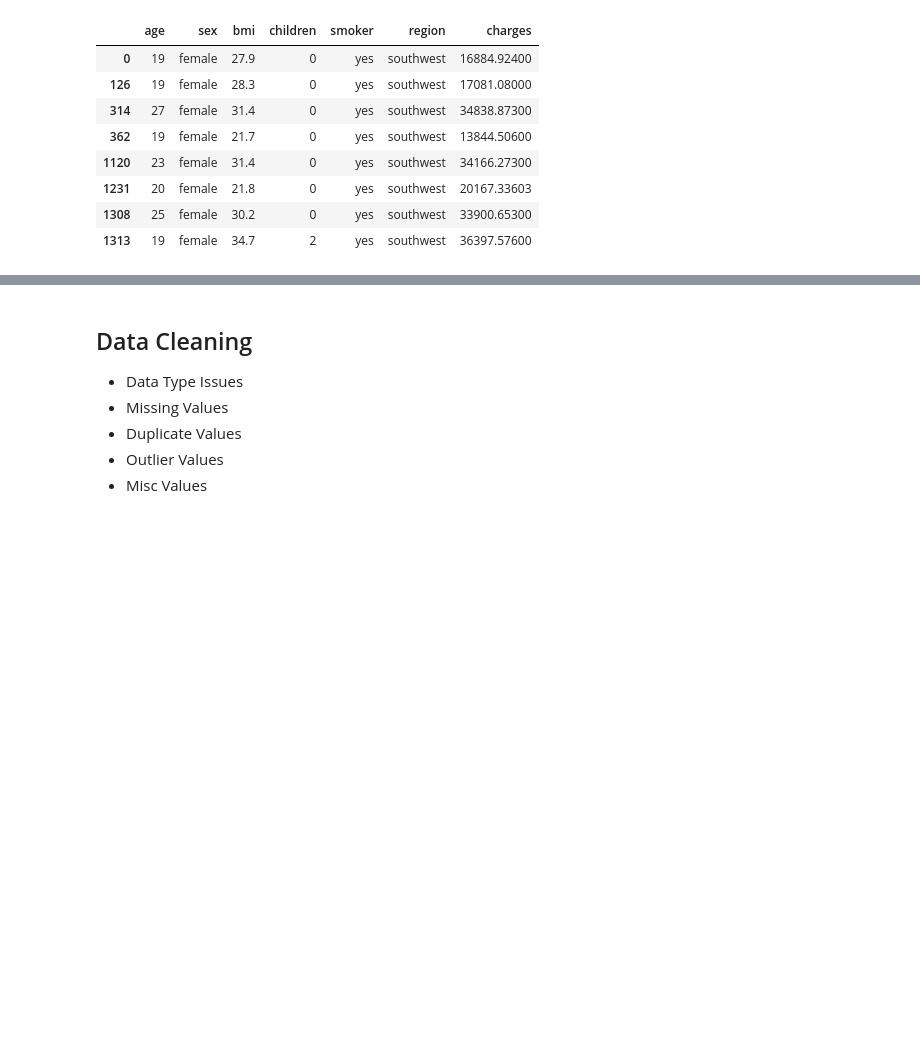
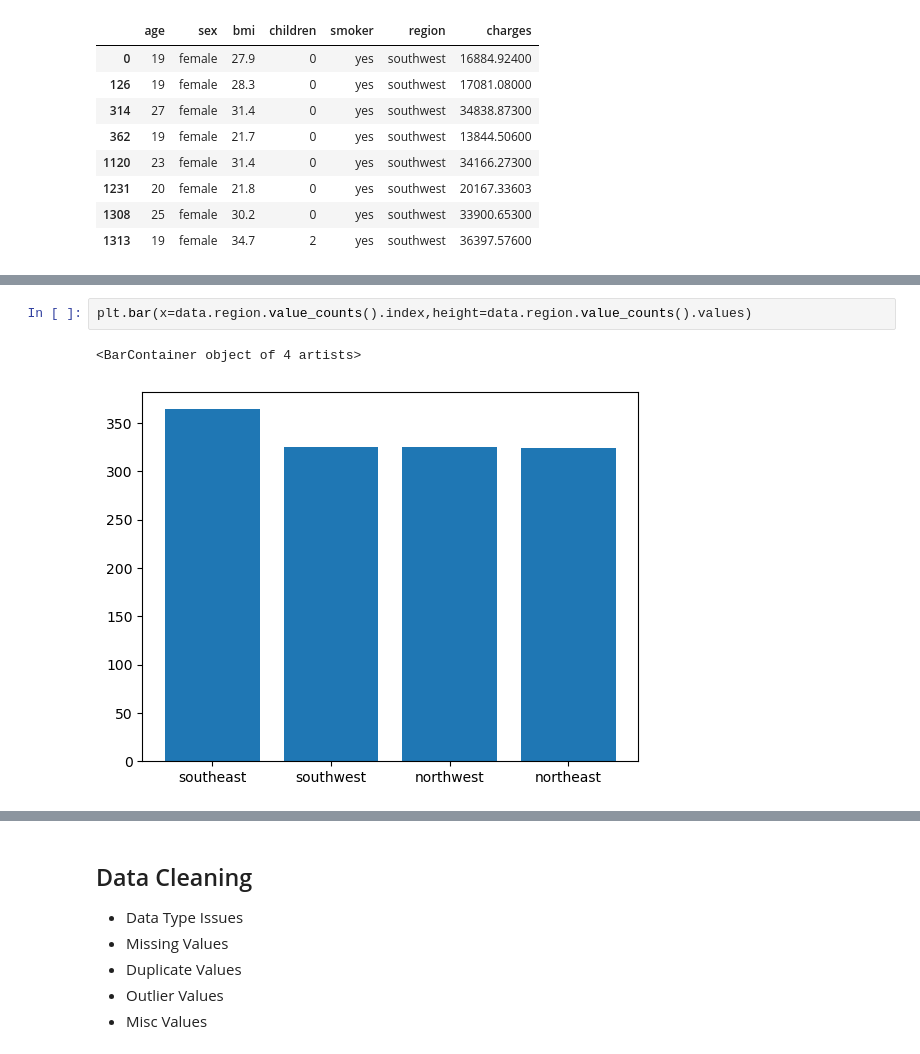
Before and after one commit to Khuzaima811/Pandas-Practice-repo, a Jupyter notebook: Class3PRC(Data_Cleaning).ipynb, the cells around one changed output, grey strips where cells are left out. Cells and saved outputs as stored; diff of their text form; blank space fills up the shorter version.

```diff
--- a/Class3PRC(Data_Cleaning).ipynb
+++ b/Class3PRC(Data_Cleaning).ipynb
@@ -177,0 +239,5 @@ data[(data.sex=="female") & (data.smoker=="yes") & (data.region=="southwest") &
+# %%
+plt.bar(x=data.region.value_counts().index,height=data.region.value_counts().values)
+# %% [output]
+<BarContainer object of 4 artists>
+[figure, added]
```
Also changed, not shown: parts of 44 cells of this notebook, 10 other files.
